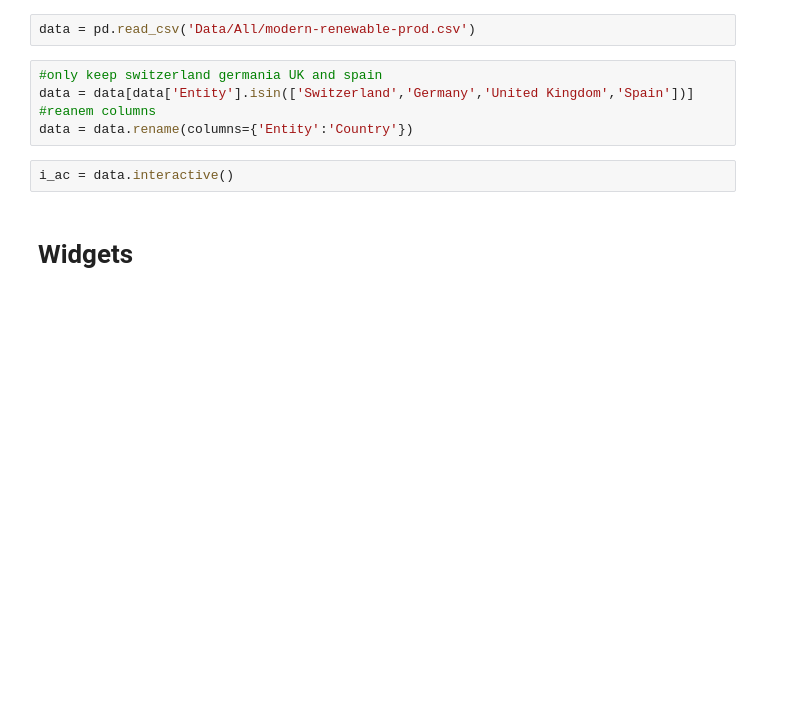
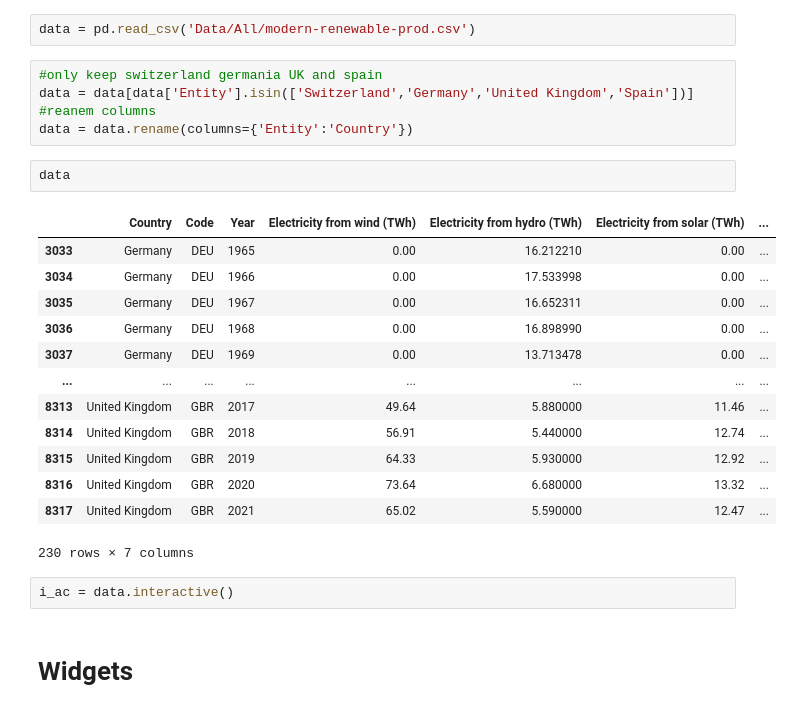
Before and after one commit to alexschillingfhnw/cda2, a Jupyter notebook: dashboard.ipynb, the cells around one changed output. Drawn from its saved outputs; the diff is of its cells as text; blank space fills up the shorter version.

```diff
--- a/dashboard.ipynb
+++ b/dashboard.ipynb
@@ -27,6 +27,22 @@ data = pd.read_csv('Data/All/modern-renewable-prod.csv')
 data = data[data['Entity'].isin(['Switzerland','Germany','United Kingdom','Spain'])]
 #reanem columns
 data = data.rename(columns={'Entity':'Country'})
+# %%
+data
+# %% [output]
+|  | Country | Code | Year | Electricity from wind (TWh) | Electricity from hydro (TWh) | Electricity from solar (TWh) | ... |
+| 3033 | Germany | DEU | 1965 | 0.00 | 16.212210 | 0.00 | ... |
+| 3034 | Germany | DEU | 1966 | 0.00 | 17.533998 | 0.00 | ... |
+| 3035 | Germany | DEU | 1967 | 0.00 | 16.652311 | 0.00 | ... |
+| 3036 | Germany | DEU | 1968 | 0.00 | 16.898990 | 0.00 | ... |
+| 3037 | Germany | DEU | 1969 | 0.00 | 13.713478 | 0.00 | ... |
+| ... | ... | ... | ... | ... | ... | ... | ... |
+| 8313 | United Kingdom | GBR | 2017 | 49.64 | 5.880000 | 11.46 | ... |
+| 8314 | United Kingdom | GBR | 2018 | 56.91 | 5.440000 | 12.74 | ... |
+| 8315 | United Kingdom | GBR | 2019 | 64.33 | 5.930000 | 12.92 | ... |
+| 8316 | United Kingdom | GBR | 2020 | 73.64 | 6.680000 | 13.32 | ... |
+| 8317 | United Kingdom | GBR | 2021 | 65.02 | 5.590000 | 12.47 | ... |
+230 rows × 7 columns
 # %%
 i_ac = data.interactive()
 # %% [markdown]
```
Also changed, not shown: parts of 4 cells of this notebook.
